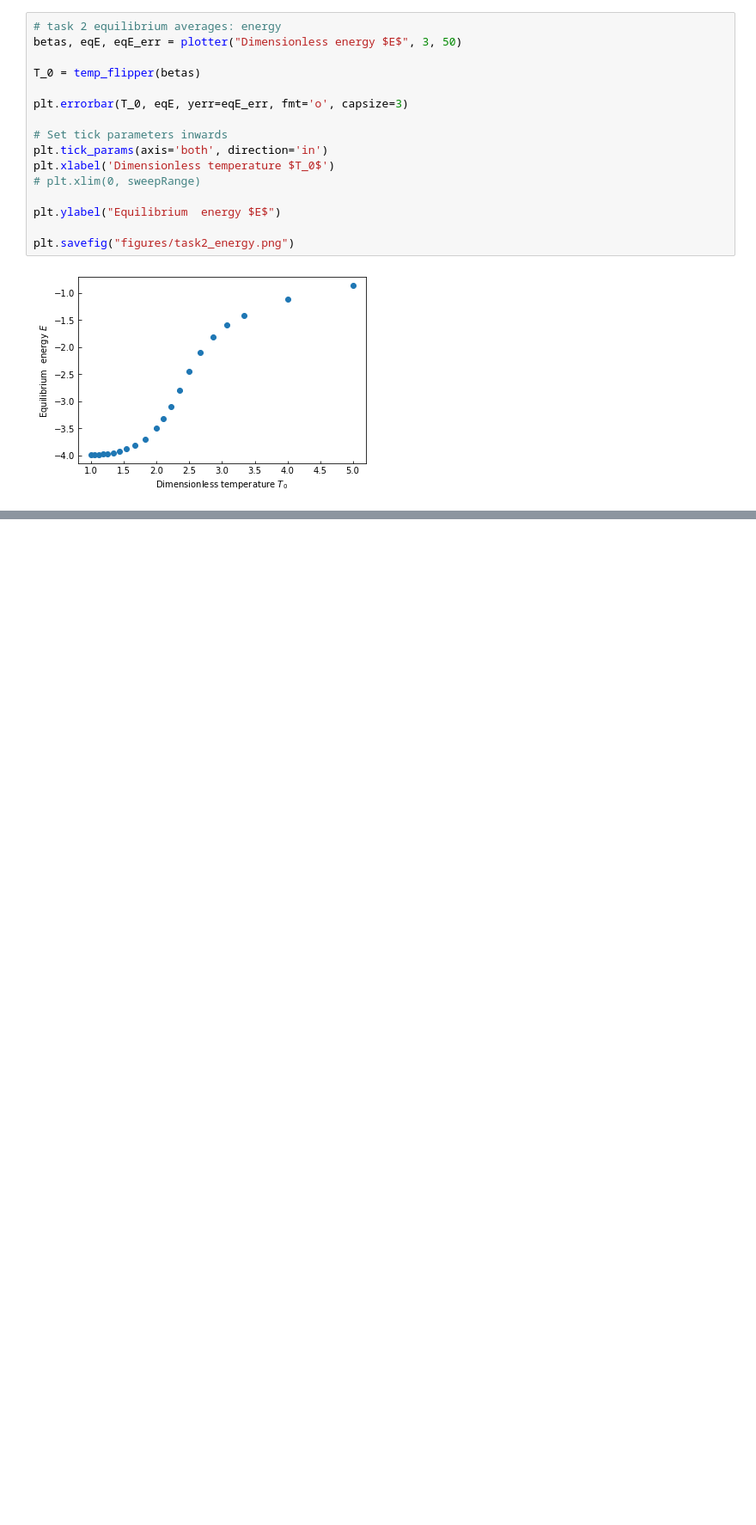
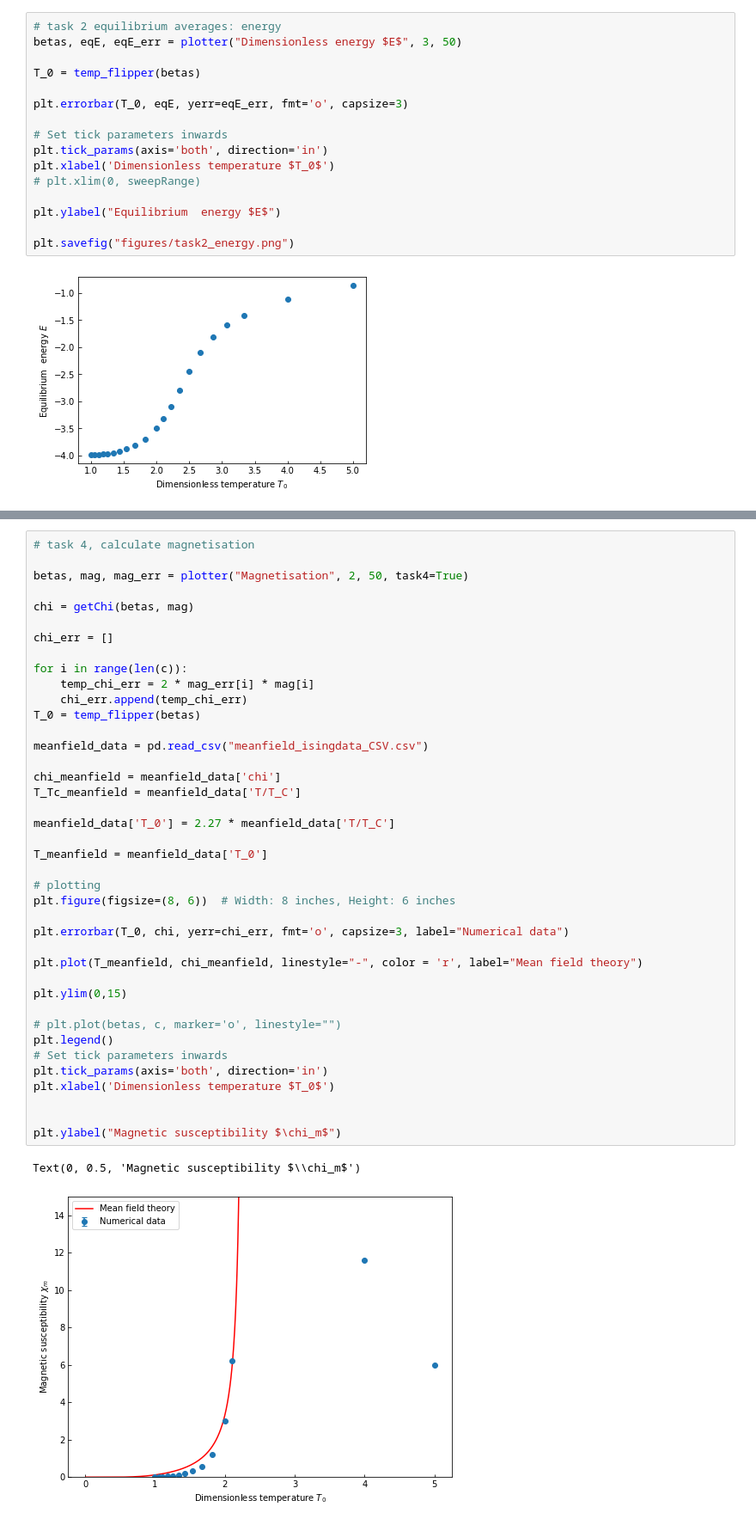
Before and after one commit to thomasbourke1/ising-model, a Jupyter notebook: task1.ipynb, the cells around one changed output, grey strips where cells are left out. Shown at 86% size. Saved outputs shown, nothing was run; the diff lists cells and outputs as text; blank space fills up the shorter version.

```diff
--- a/task1.ipynb
+++ b/task1.ipynb
@@ -306,0 +315,43 @@ Text(0, 0.5, 'Heat Capacity $c$')
+# %%
+# task 4, calculate magnetisation
+
+betas, mag, mag_err = plotter("Magnetisation", 2, 50, task4=True)
+
+chi = getChi(betas, mag)
+
+chi_err = []
+
+for i in range(len(c)):
+    temp_chi_err = 2 * mag_err[i] * mag[i]
+    chi_err.append(temp_chi_err)
+T_0 = temp_flipper(betas)
+
+meanfield_data = pd.read_csv("meanfield_isingdata_CSV.csv")
+
+chi_meanfield = meanfield_data['chi']
+T_Tc_meanfield = meanfield_data['T/T_C']
+
+meanfield_data['T_0'] = 2.27 * meanfield_data['T/T_C']
+
+T_meanfield = meanfield_data['T_0']
+
+# plotting
+plt.figure(figsize=(8, 6))  # Width: 8 inches, Height: 6 inches
+
+plt.errorbar(T_0, chi, yerr=chi_err, fmt='o', capsize=3, label="Numerical data")
+
+plt.plot(T_meanfield, chi_meanfield, linestyle="-", color = 'r', label="Mean field theory")
+
+plt.ylim(0,15)
+
+# plt.plot(betas, c, marker='o', linestyle="")
+plt.legend()
+# Set tick parameters inwards
+plt.tick_params(axis='both', direction='in')
+plt.xlabel('Dimensionless temperature $T_0$')
+
+
+plt.ylabel("Magnetic susceptibility $\chi_m$")
+# %% [output]
+Text(0, 0.5, 'Magnetic susceptibility $\\chi_m$')
+[figure, added]
```
Also changed, not shown: parts of 4 cells of this notebook.
